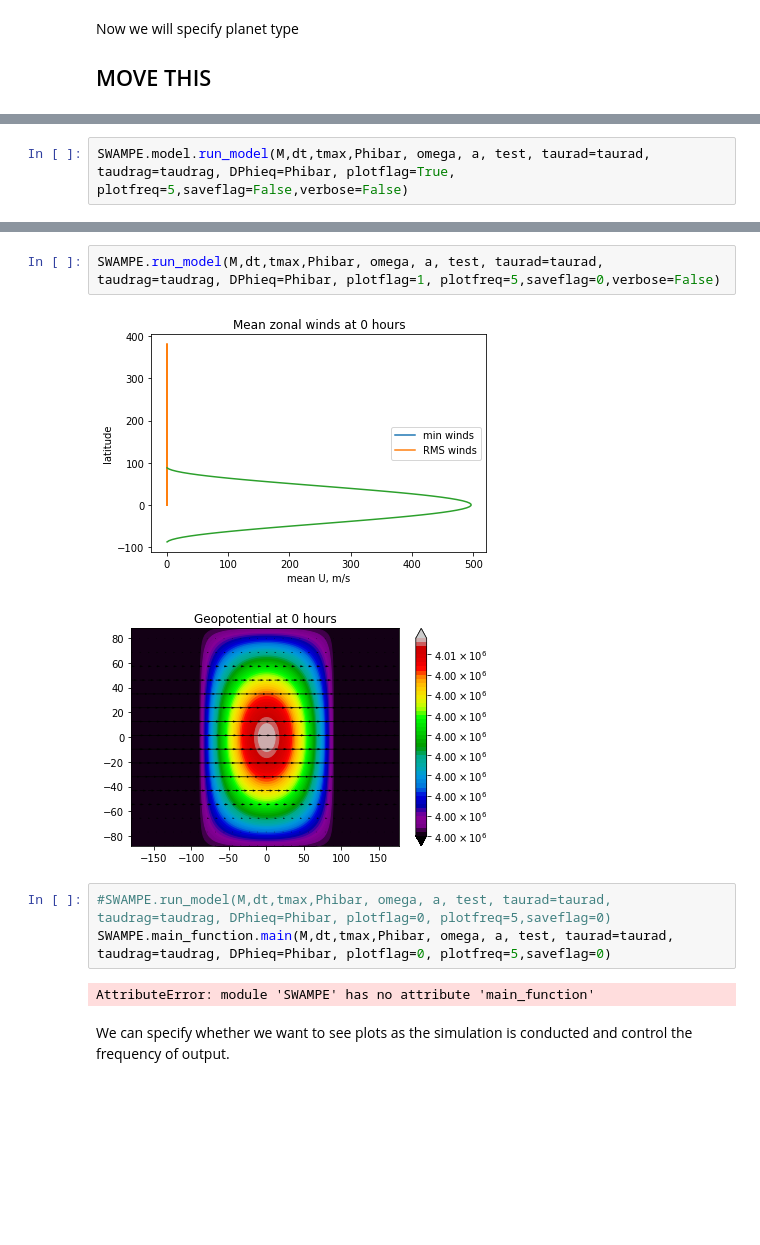
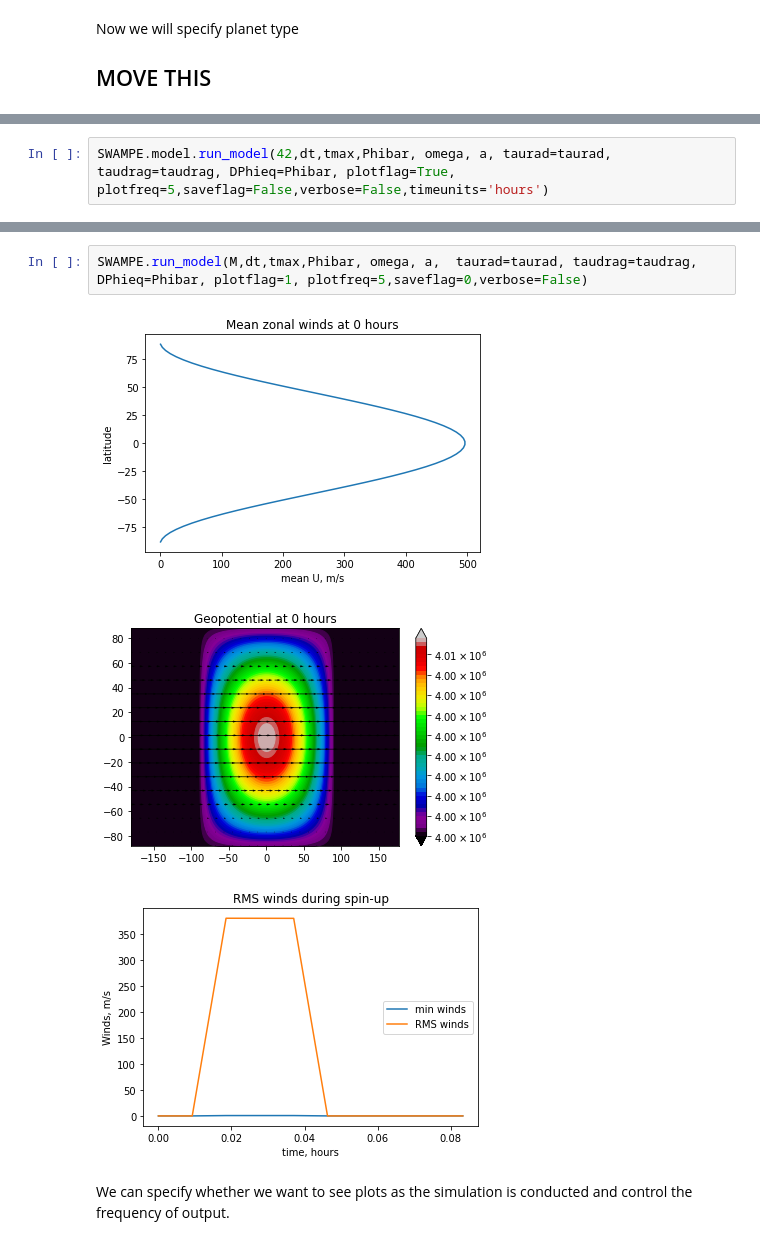
Before and after one commit to kathlandgren/SWAMPE, a Jupyter notebook: docs/source/notebooks/usage.ipynb, the cells around one changed output, grey strips where cells are left out. Cells and saved outputs as stored; diff of their text form; blank space fills up the shorter version.

```diff
--- a/docs/source/notebooks/usage.ipynb
+++ b/docs/source/notebooks/usage.ipynb
@@ -74,3 +73,3 @@ test=10
 # %%
-SWAMPE.model.run_model(M,dt,tmax,Phibar, omega, a, test, taurad=taurad, taudrag=taudrag, DPhieq=Phibar, plotflag=True, plotfreq=5,saveflag=False,verbose=False)
+SWAMPE.model.run_model(42,dt,tmax,Phibar, omega, a, taurad=taurad, taudrag=taudrag, DPhieq=Phibar, plotflag=True, plotfreq=5,saveflag=False,verbose=False,timeunits='hours')
 # %% [output]
@@ -79,13 +79,9 @@ SWAMPE.model.run_model(M,dt,tmax,Phibar, omega, a, test, taurad=taurad, taudrag=
 # %%
-SWAMPE.run_model(M,dt,tmax,Phibar, omega, a, test, taurad=taurad, taudrag=taudrag, DPhieq=Phibar, plotflag=1, plotfreq=5,saveflag=0,verbose=False)
+SWAMPE.run_model(M,dt,tmax,Phibar, omega, a,  taurad=taurad, taudrag=taudrag, DPhieq=Phibar, plotflag=1, plotfreq=5,saveflag=0,verbose=False)
 # %% [output]
-[figure, old version]
+[figure, new version]
 [figure]
+[figure, added]
-# %%
-#SWAMPE.run_model(M,dt,tmax,Phibar, omega, a, test, taurad=taurad, taudrag=taudrag, DPhieq=Phibar, plotflag=0, plotfreq=5,saveflag=0)
-SWAMPE.main_function.main(M,dt,tmax,Phibar, omega, a, test, taurad=taurad, taudrag=taudrag, DPhieq=Phibar, plotflag=0, plotfreq=5,saveflag=0)
-# %% [output]
-AttributeError: module 'SWAMPE' has no attribute 'main_function'
 # %% [markdown]
 We can specify whether we want to see plots as the simulation is conducted and control the frequency of output.
 # %% [markdown]
```
Also changed, not shown: parts of 9 cells of this notebook.
